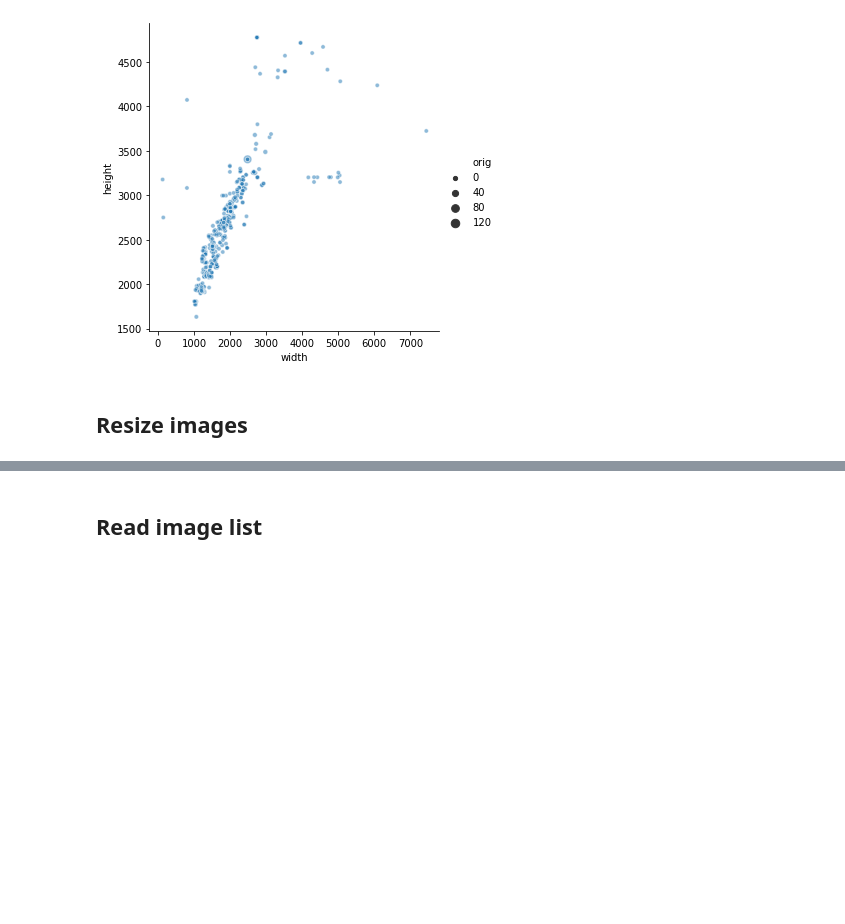
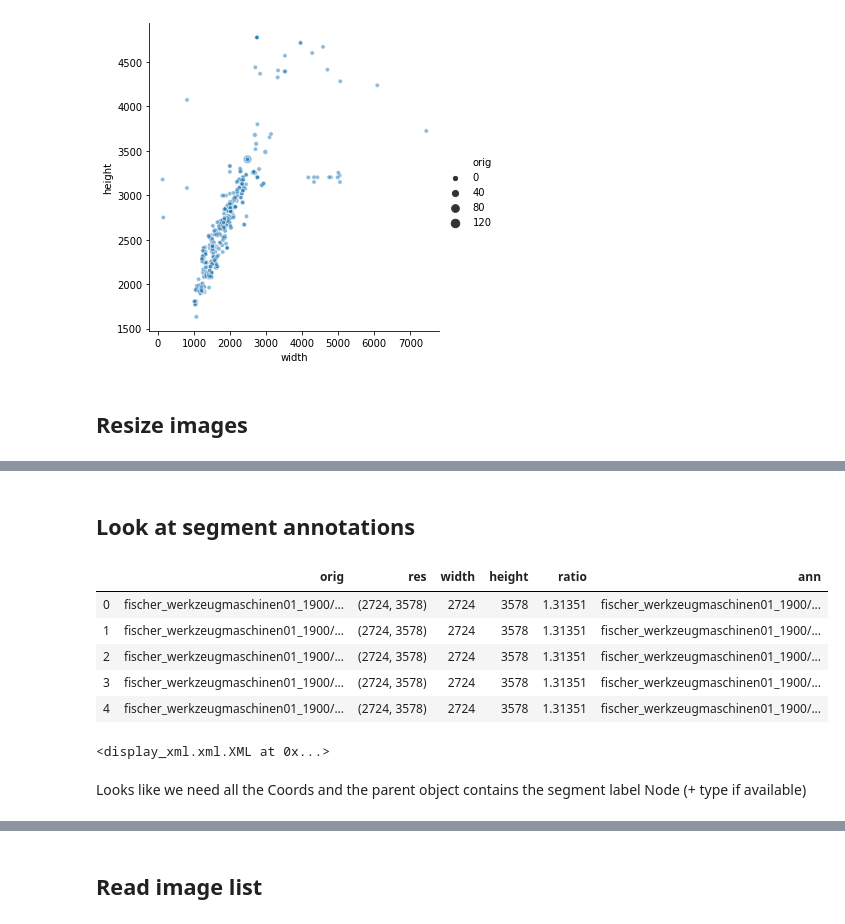
Before and after one commit to OCR-D/ocrd_segment, a Jupyter notebook: notebooks/1stOverview.ipynb, the cells around one changed output, grey strips where cells are left out. Cells and saved outputs as stored; diff of their text form; code cells hidden in the pictures; blank space fills up the shorter version.

Commit message:
Look at segment annotations

```diff
--- a/notebooks/1stOverview.ipynb
+++ b/notebooks/1stOverview.ipynb
@@ -44,7 +47,6 @@ imgtypes = set()
 for root, dirs, files in os.walk(INPUT):
     path = PosixPath(root)
     if path.name != "OCR-D-IMG": continue
-    os.path.
     for imgf in [PosixPath(f) for f in files]:
         if not imgf.suffix:
             imgtype = imghdr.what(path / imgf.name)
@@ -73,7 +71,7 @@ image_df["width"] = image_df.res.apply(lambda t: t[0])
 image_df["height"] = image_df.res.apply(lambda t: t[1])
 image_df["ratio"] = image_df.height / image_df.width
 
-pd.set_option('max_colwidth', 80)
+pd.set_option('max_colwidth', 120)
 image_df.head()
 # %% [output]
 |  | orig | res | width | height | ratio |
@@ -108,3 +106,27 @@ for file in tqdm_notebook(imgfiles):
         img.save(INPUT_RESIZED / file)
 # %% [output]
 [interactive output not drawn]
+# %% [markdown]
+## Look at segment annotations
+# %%
+PathLike = Union[str, PosixPath]
+
+def pathify(p: PathLike) -> PosixPath:
+    return PosixPath(p) if not type(p) is PosixPath else p
+
+def ann_path(img_path: PathLike) -> PosixPath:
+    img_path = pathify(img_path)
+    page = re.search(r'_(\d+)', img_path.name).group(1)
+    p = img_path.parent.parent / "OCR-D-GT-SEG-BLOCK" / f"OCR-D-GT-SEG-BLOCK_{page}"
+    assert (INPUT / p).exists(), f"did not found a file for segmentation path {p} for img {img_path}"
+    return p
+# %%
+image_df["ann"] = image_df.orig.apply(ann_path)
+image_df.head()
+# %% [output]
+|  | orig | res | width | height | ratio | ann |
+| 0 | fischer_werkzeugmaschinen01_1900/... | (2724, 3578) | 2724 | 3578 | 1.31351 | fischer_werkzeugmaschinen01_1900/... |
+| 1 | fischer_werkzeugmaschinen01_1900/... | (2724, 3578) | 2724 | 3578 | 1.31351 | fischer_werkzeugmaschinen01_1900/... |
+| 2 | fischer_werkzeugmaschinen01_1900/... | (2724, 3578) | 2724 | 3578 | 1.31351 | fischer_werkzeugmaschinen01_1900/... |
+| 3 | fischer_werkzeugmaschinen01_1900/... | (2724, 3578) | 2724 | 3578 | 1.31351 | fischer_werkzeugmaschinen01_1900/... |
+| 4 | fischer_werkzeugmaschinen01_1900/... | (2724, 3578) | 2724 | 3578 | 1.31351 | fischer_werkzeugmaschinen01_1900/... |
@@ -110,0 +141,6 @@ for file in tqdm_notebook(imgfiles):
+# %%
+XML(ann_xml(ann_path_example).encode("ascii"))
+# %% [output]
+<display_xml.xml.XML at 0x...>
+# %% [markdown]
+Looks like we need all the Coords and the parent object contains the segment label Node (+ type if available)
```
Also changed, not shown: parts of 10 cells of this notebook, 1 other file.
